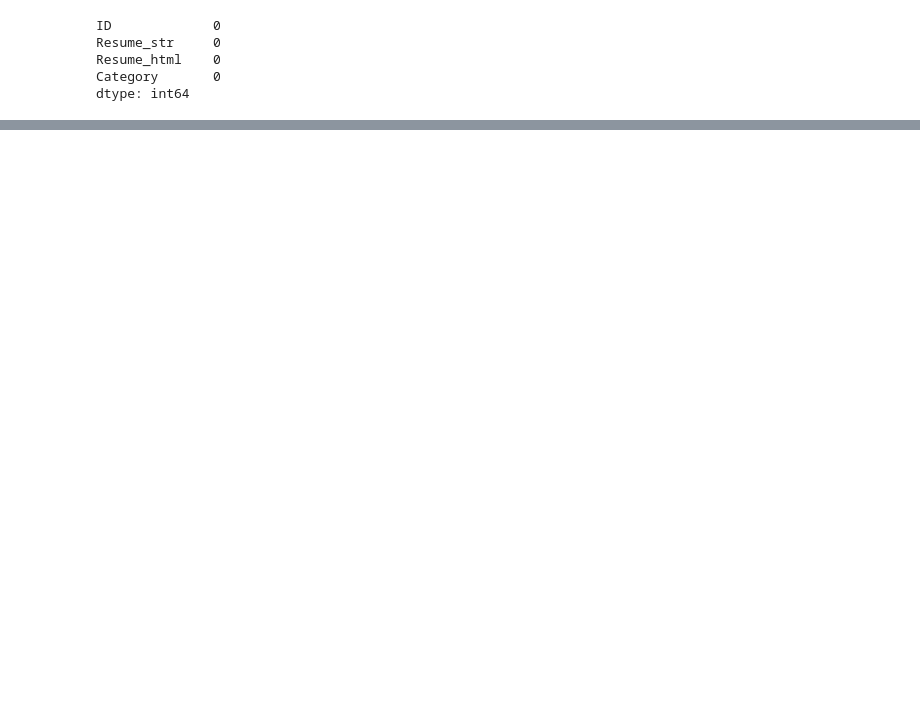
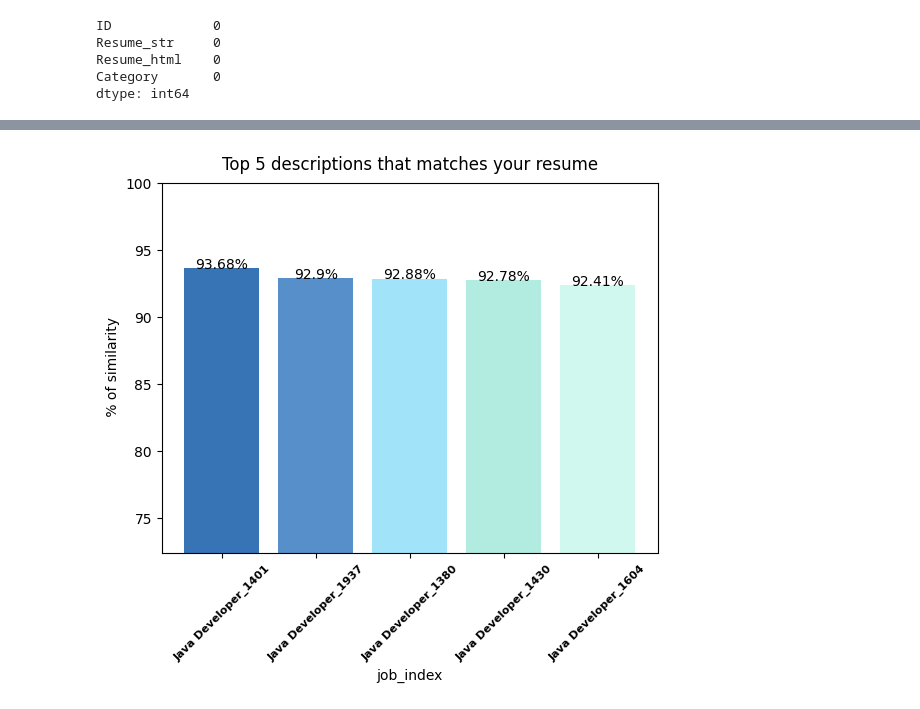
Before and after one commit to Mahmoudosos/smart-resume-screener, a Jupyter notebook: smart-resume-screener.ipynb, the cells around one changed output, grey strips where cells are left out. Drawn from its saved outputs; the diff is of its cells as text; code cells hidden in the pictures; blank space fills up the shorter version.

```diff
--- a/smart-resume-screener.ipynb
+++ b/smart-resume-screener.ipynb
@@ -147,0 +152,5 @@ Name: Company Size, dtype: float64
+# %%
+from torch.nn.utils.rnn import pad_sequence
+last_hidden_states_resume = pad_sequence(last_hidden_states_resume,batch_first=True)
+padded_attention_mask_resume= pad_sequence(padded_attention_mask_resume,batch_first=True)
+padded_attention_mask_resume = padded_attention_mask_resume.unsqueeze(-1)
@@ -147,0 +161,4 @@ Name: Company Size, dtype: float64
+# %%
+last_hidden_states_descriptions = pad_sequence(last_hidden_states_descriptions,batch_first=True)
+padded_attention_mask_descriptions=pad_sequence(padded_attention_mask_descriptions,batch_first=True)
+padded_attention_mask_descriptions = padded_attention_mask_descriptions.unsqueeze(-1)
@@ -147,0 +176,4 @@ Name: Company Size, dtype: float64
+# %%
+from functions import get_mean_pooling
+resume_mean_embeddings = get_mean_pooling(last_hidden_states_resume,padded_attention_mask_resume)
+description_mean_embeddings = get_mean_pooling(last_hidden_states_descriptions,padded_attention_mask_descriptions)
@@ -147,0 +186,6 @@ Name: Company Size, dtype: float64
+# %%
+import torch
+import torch.nn.functional as F
+from functions import get_cosine_similarity
+cosine_matrix = get_cosine_similarity(resume_mean_embeddings,description_mean_embeddings)
+cosine_matrix.head()
@@ -147,0 +257,6 @@ Name: Company Size, dtype: float64
+# %%
+# For BERT model:
+from functions import draw_top_n_descriptions
+draw_top_n_descriptions(similarity_matrix= cosine_matrix,df_resumes=df_resumes,df_job_description=df_job_description)
+# %% [output]
+[figure, added]
```
Also changed, not shown: parts of 42 cells of this notebook, 4 other files.
